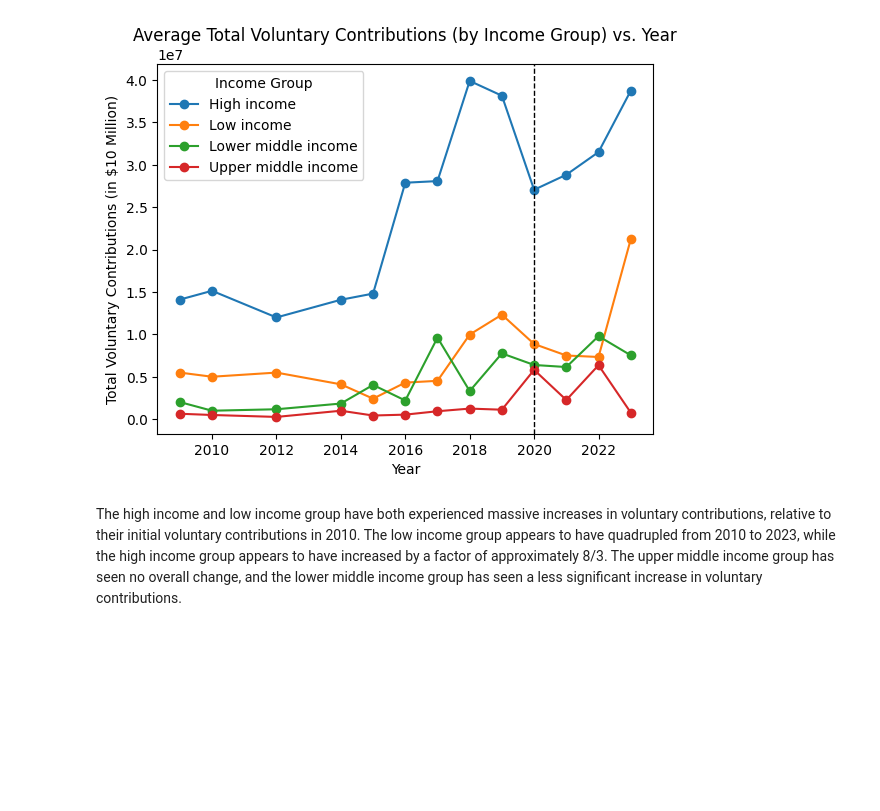
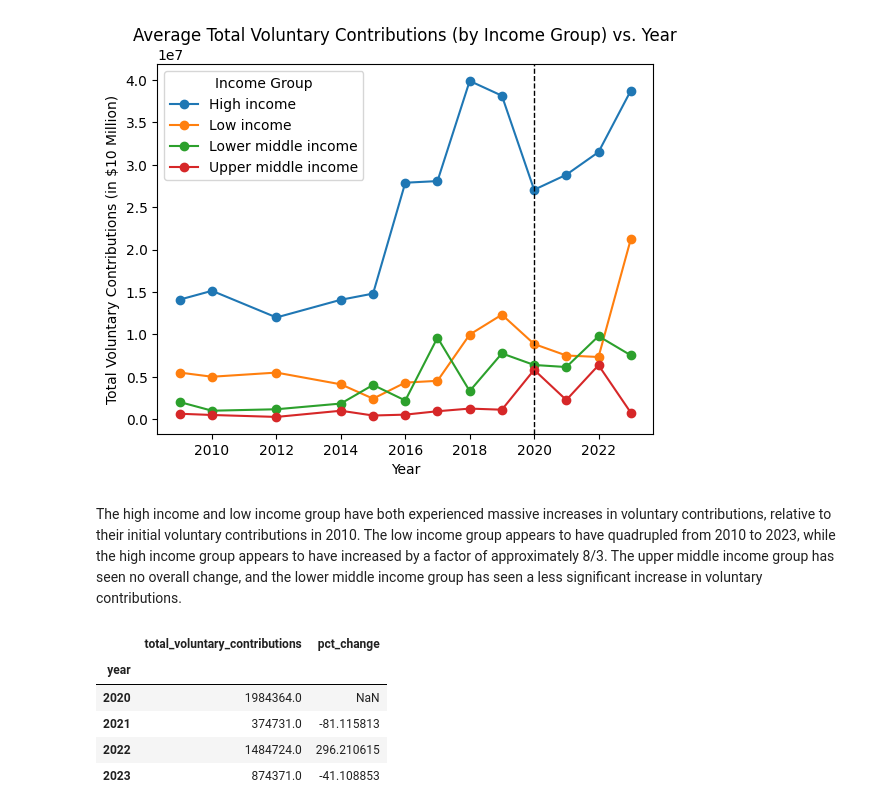
Before and after one commit to ucdavisdatalab/who_budget_data, a Jupyter notebook: src/data_analysis.ipynb, the cells around one changed output. Saved outputs shown, nothing was run; the diff lists cells and outputs as text; code cells hidden in the pictures; blank space fills up the shorter version.

```diff
--- a/src/data_analysis.ipynb
+++ b/src/data_analysis.ipynb
@@ -118,3 +118,23 @@ plt.show()
 [figure]
 # %% [markdown]
 The high income and low income group have both experienced massive increases in voluntary contributions, relative to their initial voluntary contributions in 2010. The low income group appears to have quadrupled from 2010 to 2023, while the high income group appears to have increased by a factor of approximately 8/3. The upper middle income group has seen no overall change, and the lower middle income group has seen a less significant increase in voluntary contributions.
+# %%
+# looking at discontinuities in data (particularly for COVID-19 years)
+
+def contribution_context(df, contributor, base_year, contribution_col):
+    contrib_df = df[df["contributor"] == contributor].sort_values("year")
+    years = [base_year - 2, base_year - 1, base_year, base_year + 1, base_year + 2]
+
+    subset = contrib_df[contrib_df["year"].isin(years)][["year", contribution_col]].set_index("year")
+    subset["pct_change"] = subset[contribution_col].pct_change() * 100
+
+    return subset
+# %%
+contribution_context(g3, "Angola", 2022, "total_voluntary_contributions")
+# %% [output]
+|  | total_voluntary_contributions | pct_change |
+| year |  |  |
+| 2020 | 1984364.0 | NaN |
+| 2021 | 374731.0 | -81.115813 |
+| 2022 | 1484724.0 | 296.210615 |
+| 2023 | 874371.0 | -41.108853 |
```
Also changed, not shown: 1 other file.
